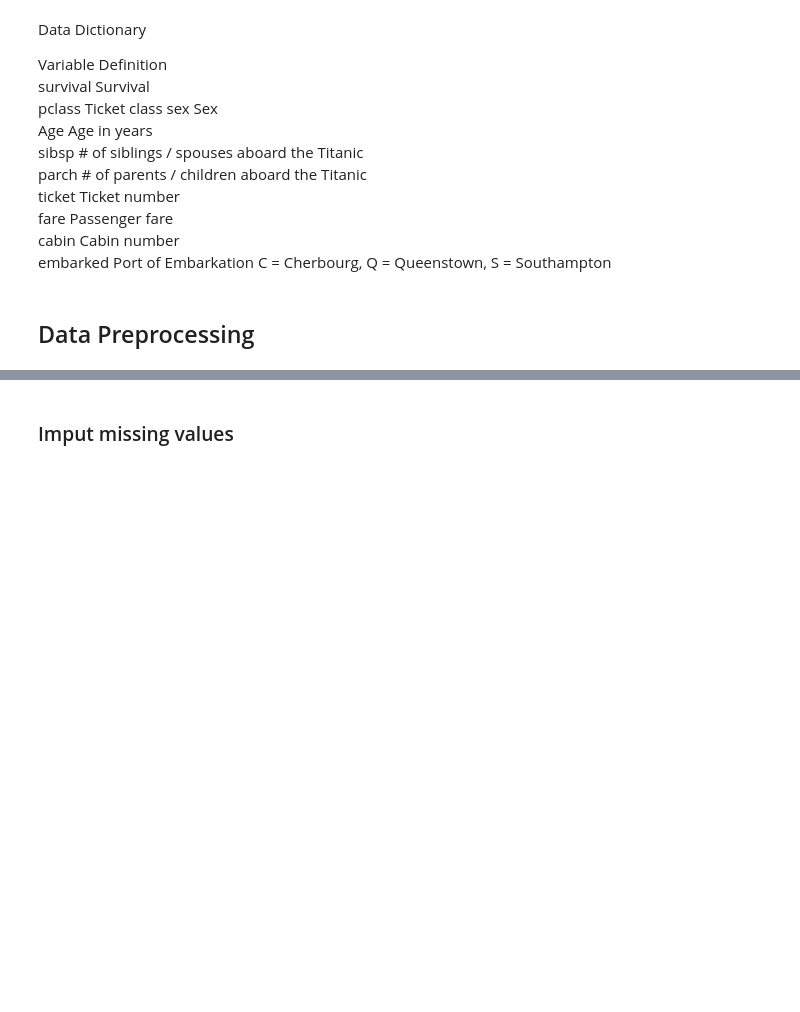
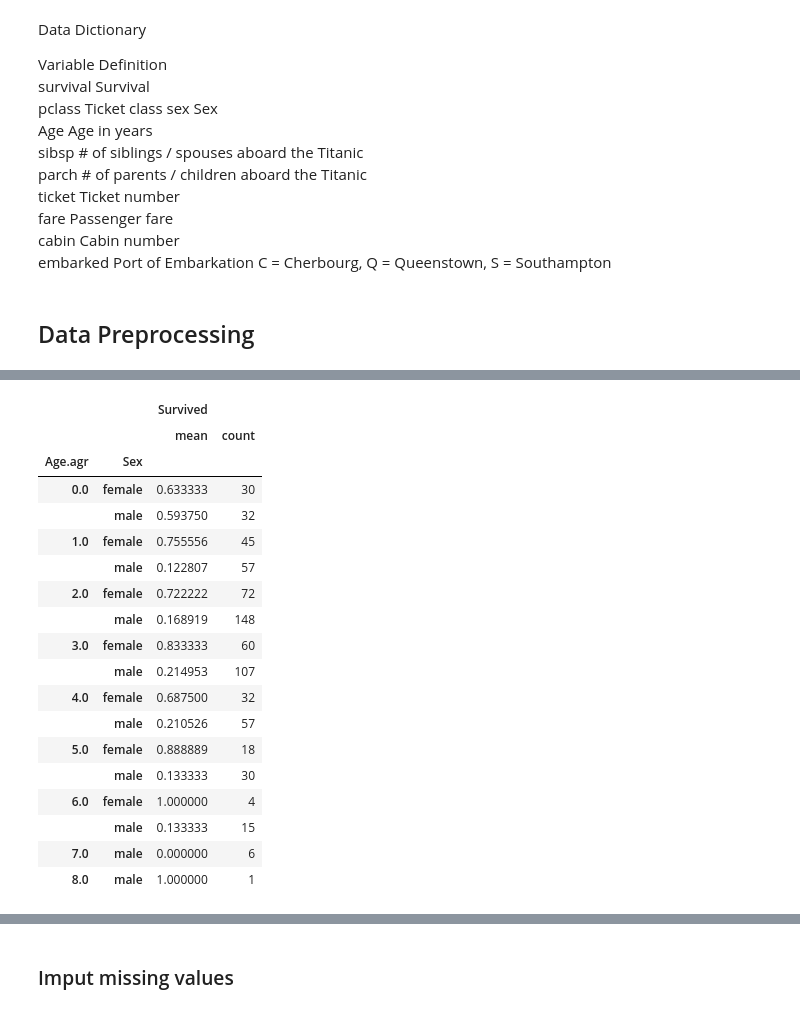
Before and after one commit to azenor-github/python-machine-learning-book, a Jupyter notebook: ch06/titanic.ipynb, the cells around one changed output, grey strips where cells are left out. Drawn from its saved outputs; the diff is of its cells as text; code cells hidden in the pictures; blank space fills up the shorter version.

```diff
--- a/ch06/titanic.ipynb
+++ b/ch06/titanic.ipynb
@@ -61,0 +66,24 @@ X.head()
+# %%
+X["Age.agr"] = X["Age"].map(lambda x: round(x,0) // 10)
+# %%
+X.groupby(by=["Age.agr", "Sex"]).agg({"Survived": ["mean", "count"]})
+# %% [output]
+|  |  | Survived |  |
+|  |  | mean | count |
+| Age.agr | Sex |  |  |
+| 0.0 | female | 0.633333 | 30 |
+|  | male | 0.593750 | 32 |
+| 1.0 | female | 0.755556 | 45 |
+|  | male | 0.122807 | 57 |
+| 2.0 | female | 0.722222 | 72 |
+|  | male | 0.168919 | 148 |
+| 3.0 | female | 0.833333 | 60 |
+|  | male | 0.214953 | 107 |
+| 4.0 | female | 0.687500 | 32 |
+|  | male | 0.210526 | 57 |
+| 5.0 | female | 0.888889 | 18 |
+|  | male | 0.133333 | 30 |
+| 6.0 | female | 1.000000 | 4 |
+|  | male | 0.133333 | 15 |
+| 7.0 | male | 0.000000 | 6 |
+| 8.0 | male | 1.000000 | 1 |
```
Also changed, not shown: parts of 23 cells of this notebook, 3 other files.
